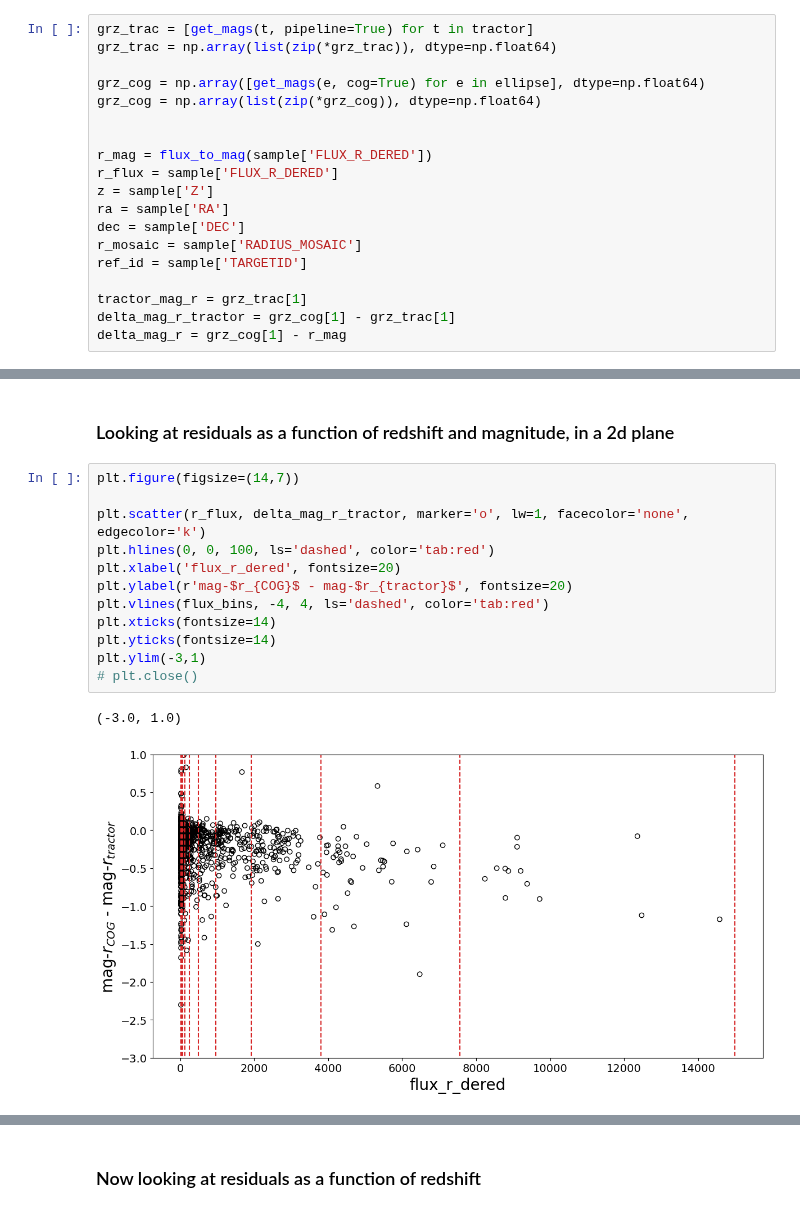
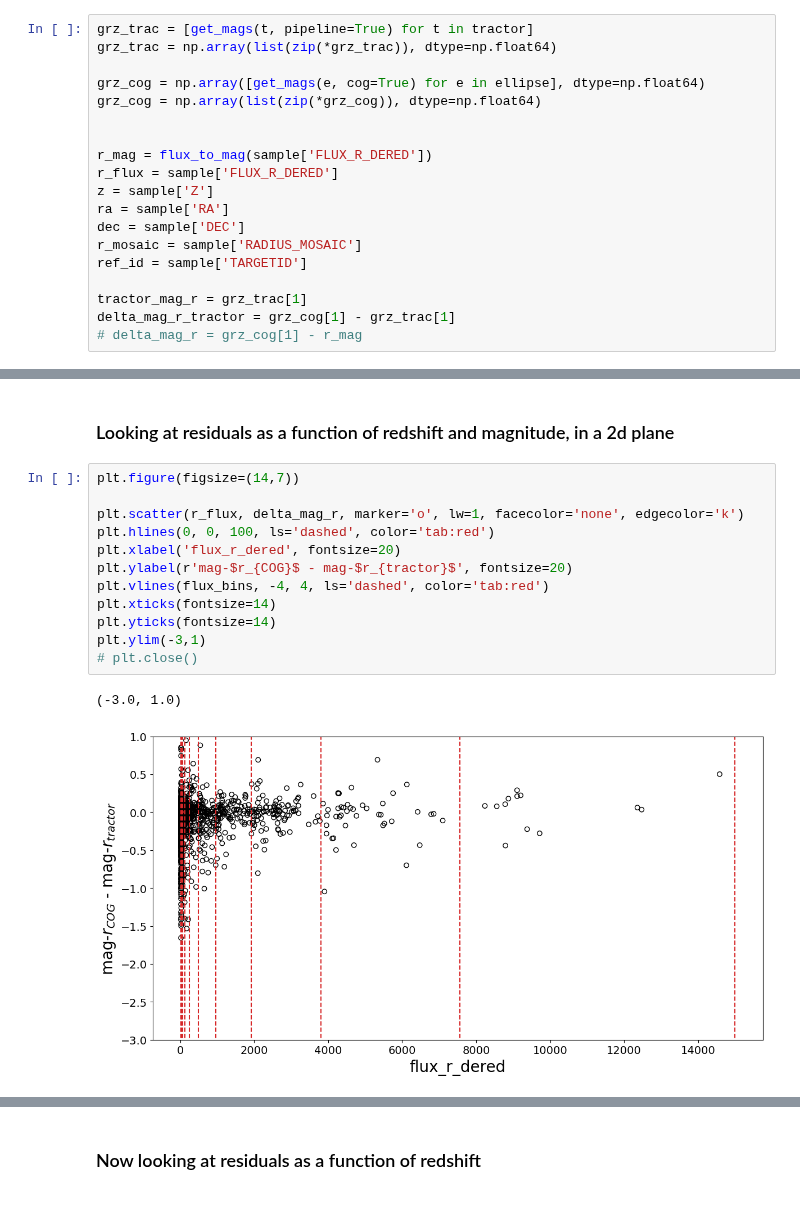
Before and after one commit to mattkwiecien/legacyhalos, a Jupyter notebook: science/sv3/sv3_mag_subsample_comparison.ipynb, the cells around one changed output, grey strips where cells are left out. Saved outputs shown, nothing was run; the diff lists cells and outputs as text.

```diff
--- a/science/sv3/sv3_mag_subsample_comparison.ipynb
+++ b/science/sv3/sv3_mag_subsample_comparison.ipynb
@@ -122,7 +122,7 @@ ref_id = sample['TARGETID']
 
 tractor_mag_r = grz_trac[1]
 delta_mag_r_tractor = grz_cog[1] - grz_trac[1]
-delta_mag_r = grz_cog[1] - r_mag
+# delta_mag_r = grz_cog[1] - r_mag
 # %%
 def plot_data_and_sem(ax1, ax2, delta_mag_r, x_values, x_bins):
     # Simple scatter plot of all values
@@ -211,18 +211,18 @@ e = 1-ba
 # %%
 plt.figure(figsize=(14,7))
 
-plt.scatter(r_flux, delta_mag_r_tractor, marker='o', lw=1, facecolor='none', edgecolor='k')
+plt.scatter(r_flux, delta_mag_r, marker='o', lw=1, facecolor='none', edgecolor='k')
 plt.hlines(0, 0, 100, ls='dashed', color='tab:red')
 plt.xlabel('flux_r_dered', fontsize=20)
 plt.ylabel(r'mag-$r_{COG}$ - mag-$r_{tractor}$', fontsize=20)
 plt.vlines(flux_bins, -4, 4, ls='dashed', color='tab:red')
 plt.xticks(fontsize=14)
 plt.yticks(fontsize=14)
 plt.ylim(-3,1)
 # plt.close()
 # %% [output]
 (-3.0, 1.0)
-[figure, old version]
+[figure, new version]
 # %%
 fig, (ax1, ax2) = plt.subplots(1, 2, figsize=(15,5))
 
```
Also changed, not shown: parts of 4 cells of this notebook, 1 other file.
